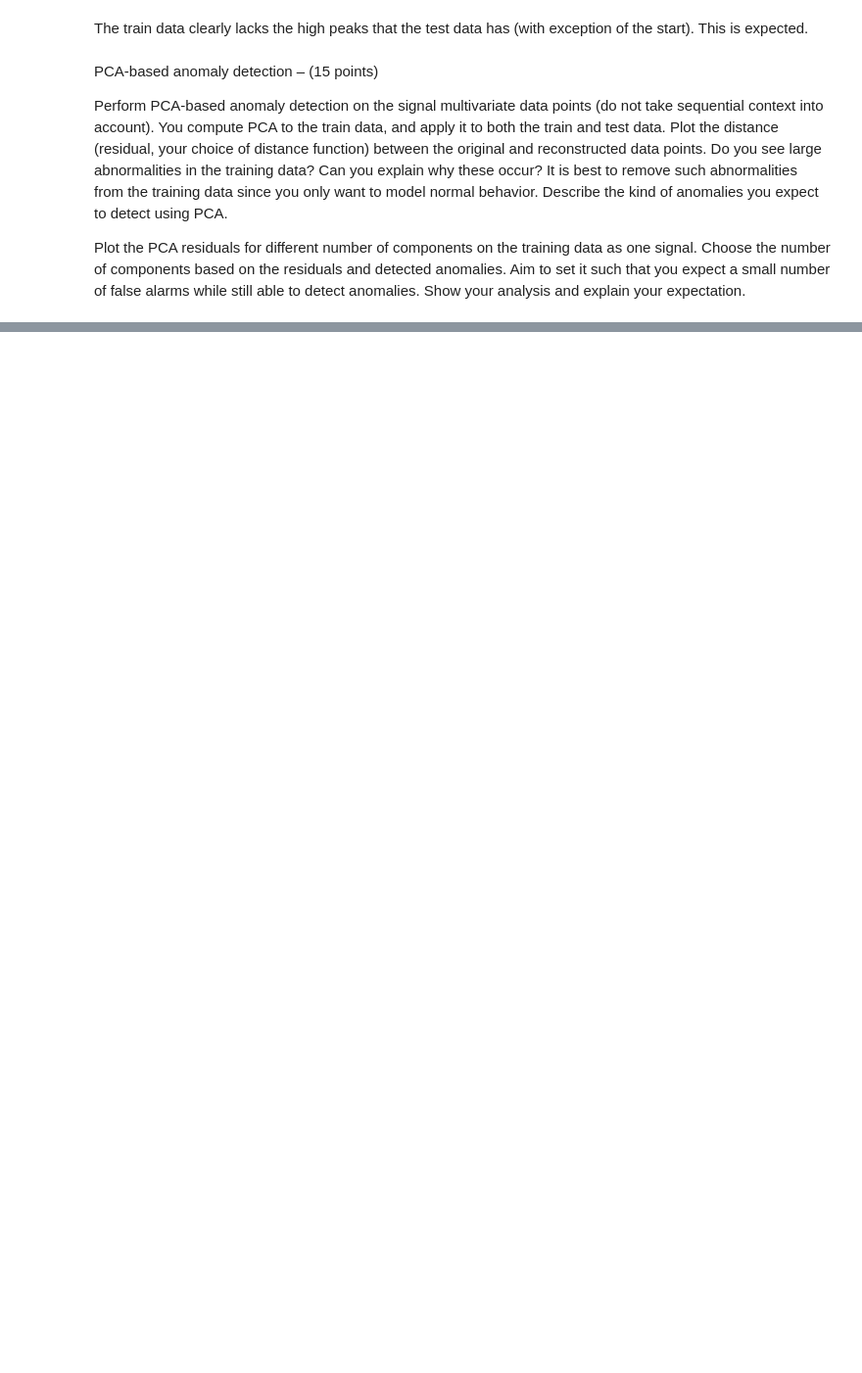
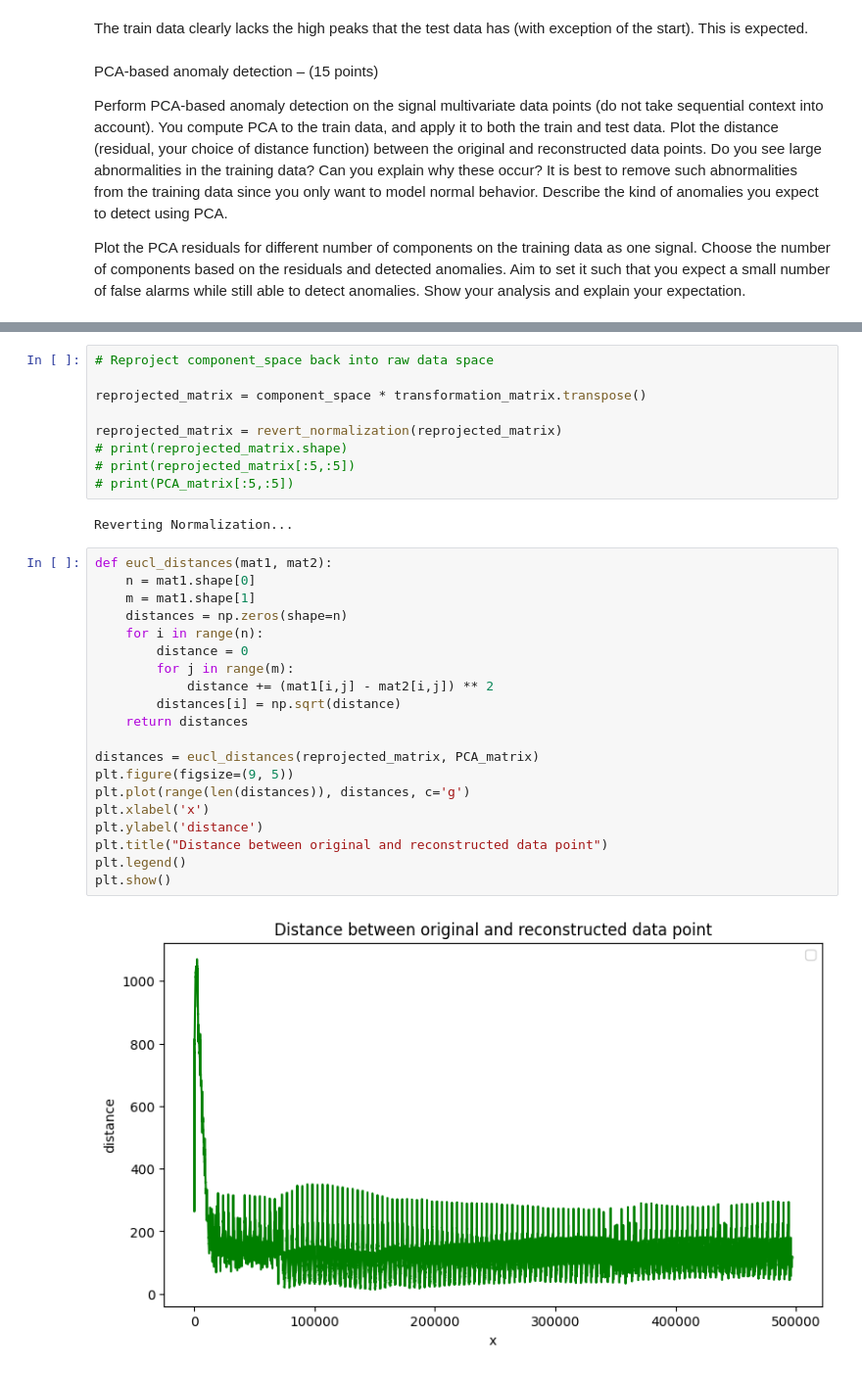
Before and after one commit to aqzandt/bigdata_fp, a Jupyter notebook: data_mining_1/lab.ipynb, the cells around one changed output, grey strips where cells are left out. Shown at 98% size. Cells and saved outputs as stored; diff of their text form; blank space fills up the shorter version.

```diff
--- a/data_mining_1/lab.ipynb
+++ b/data_mining_1/lab.ipynb
@@ -298,0 +375,33 @@ able to detect anomalies. Show your analysis and explain your expectation.
+# %%
+# Reproject component_space back into raw data space
+
+reprojected_matrix = component_space * transformation_matrix.transpose()
+
+reprojected_matrix = revert_normalization(reprojected_matrix)
+# print(reprojected_matrix.shape)
+# print(reprojected_matrix[:5,:5])
+# print(PCA_matrix[:5,:5])
+# %% [output]
+Reverting Normalization...
+# %%
+def eucl_distances(mat1, mat2):
+    n = mat1.shape[0]
+    m = mat1.shape[1]
+    distances = np.zeros(shape=n)
+    for i in range(n):
+        distance = 0
+        for j in range(m):
+            distance += (mat1[i,j] - mat2[i,j]) ** 2
+        distances[i] = np.sqrt(distance)
+    return distances
+
+distances = eucl_distances(reprojected_matrix, PCA_matrix)
+plt.figure(figsize=(9, 5))
+plt.plot(range(len(distances)), distances, c='g')
+plt.xlabel('x')
+plt.ylabel('distance')
+plt.title("Distance between original and reconstructed data point")
+plt.legend()
+plt.show()
+# %% [output]
+[figure, added]
```
Also changed, not shown: parts of 10 cells of this notebook.
